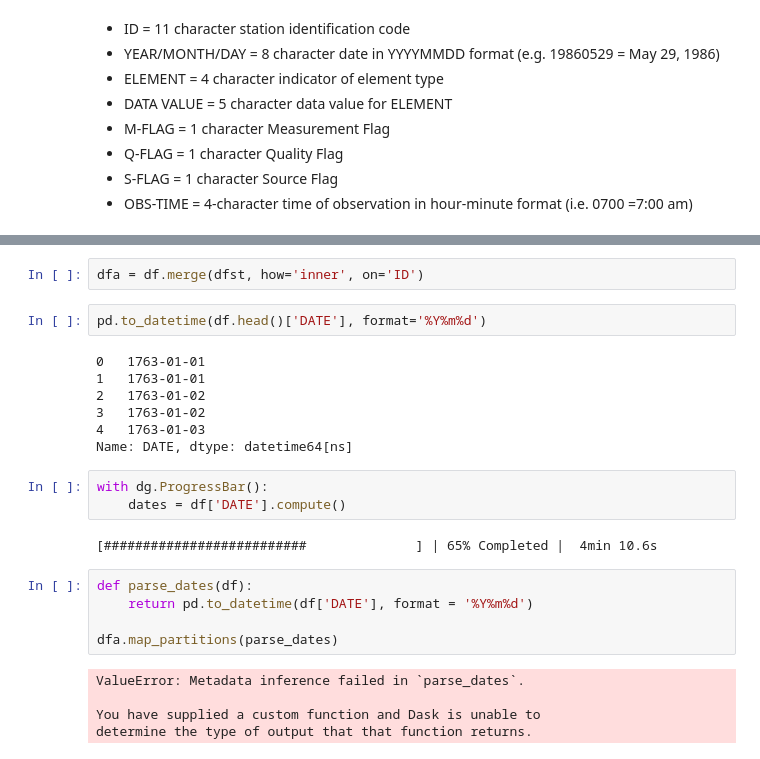
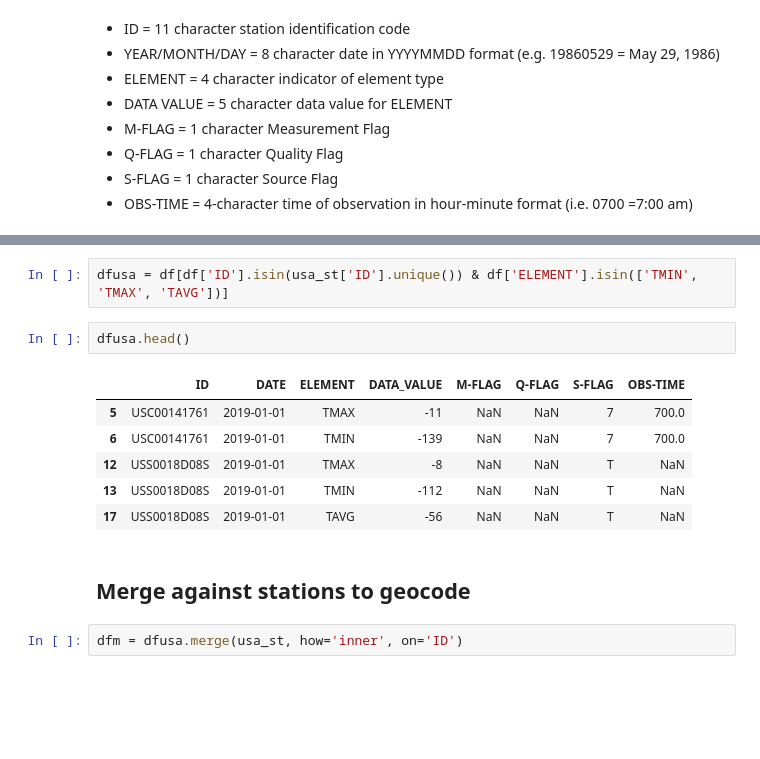
Before and after one commit to story645/amspangeo, a Jupyter notebook: ghcn.ipynb, the cells around one changed output, grey strips where cells are left out. Drawn from its saved outputs; the diff is of its cells as text; blank space fills up the shorter version.

```diff
--- a/ghcn.ipynb
+++ b/ghcn.ipynb
@@ -105,26 +182,15 @@ df.head()
+# %%
+dfusa = df[df['ID'].isin(usa_st['ID'].unique()) & df['ELEMENT'].isin(['TMIN', 'TMAX', 'TAVG'])]
+# %%
+dfusa.head()
+# %% [output]
+|  | ID | DATE | ELEMENT | DATA_VALUE | M-FLAG | Q-FLAG | S-FLAG | OBS-TIME |
+| 5 | USC00141761 | 2019-01-01 | TMAX | -11 | NaN | NaN | 7 | 700.0 |
+| 6 | USC00141761 | 2019-01-01 | TMIN | -139 | NaN | NaN | 7 | 700.0 |
+| 12 | USS0018D08S | 2019-01-01 | TMAX | -8 | NaN | NaN | T | NaN |
+| 13 | USS0018D08S | 2019-01-01 | TMIN | -112 | NaN | NaN | T | NaN |
+| 17 | USS0018D08S | 2019-01-01 | TAVG | -56 | NaN | NaN | T | NaN |
+# %% [markdown]
+## Merge against stations to geocode
 # %%
-dfa = df.merge(dfst, how='inner', on='ID')
+dfm = dfusa.merge(usa_st, how='inner', on='ID')
-# %%
-pd.to_datetime(df.head()['DATE'], format='%Y%m%d')
-# %% [output]
-0   1763-01-01
-1   1763-01-01
-2   1763-01-02
-3   1763-01-02
-4   1763-01-03
-Name: DATE, dtype: datetime64[ns]
-# %%
-with dg.ProgressBar():
-    dates = df['DATE'].compute()
-# %% [output]
-[##########################              ] | 65% Completed |  4min 10.6s
-# %%
-def parse_dates(df):
-    return pd.to_datetime(df['DATE'], format = '%Y%m%d')
-
-dfa.map_partitions(parse_dates)
-# %% [output]
-ValueError: Metadata inference failed in `parse_dates`.
-
-You have supplied a custom function and Dask is unable to
-determine the type of output that that function returns.
```
Also changed, not shown: parts of 29 cells of this notebook, 2 other files.
